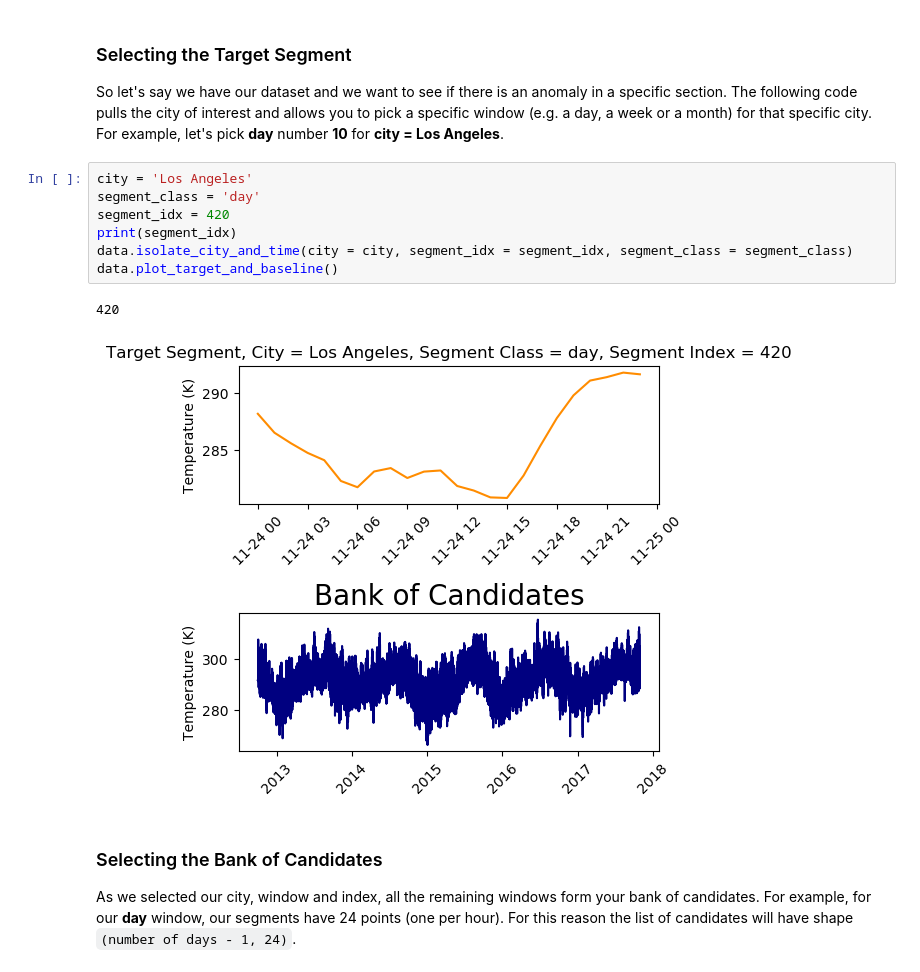
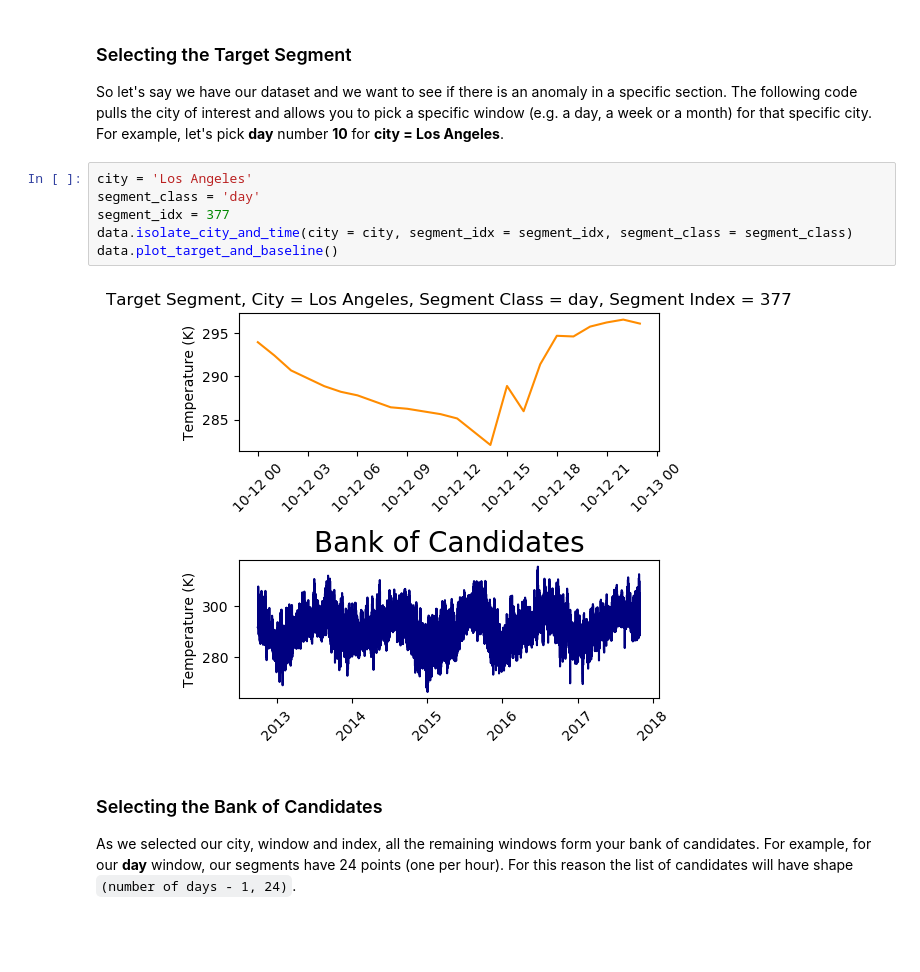
Before and after one commit to PieroPaialungaAI/OptimalBaselineSubtraction, a Jupyter notebook: OBS_Notebook.ipynb, the cells around one changed output. Drawn from its saved outputs; the diff is of its cells as text; blank space fills up the shorter version.

```diff
--- a/OBS_Notebook.ipynb
+++ b/OBS_Notebook.ipynb
@@ -71,13 +71,11 @@ So let's say we have our dataset and we want to see if there is an anomaly in a
 # %%
 city = 'Los Angeles'
 segment_class = 'day'
-segment_idx = 420
-print(segment_idx)
+segment_idx = 377
 data.isolate_city_and_time(city = city, segment_idx = segment_idx, segment_class = segment_class)
 data.plot_target_and_baseline()
 # %% [output]
-420
-[figure, old version]
+[figure, new version]
 # %% [markdown]
 ### Selecting the Bank of Candidates
 
```
Also changed, not shown: parts of 13 cells of this notebook, 4 other files.
